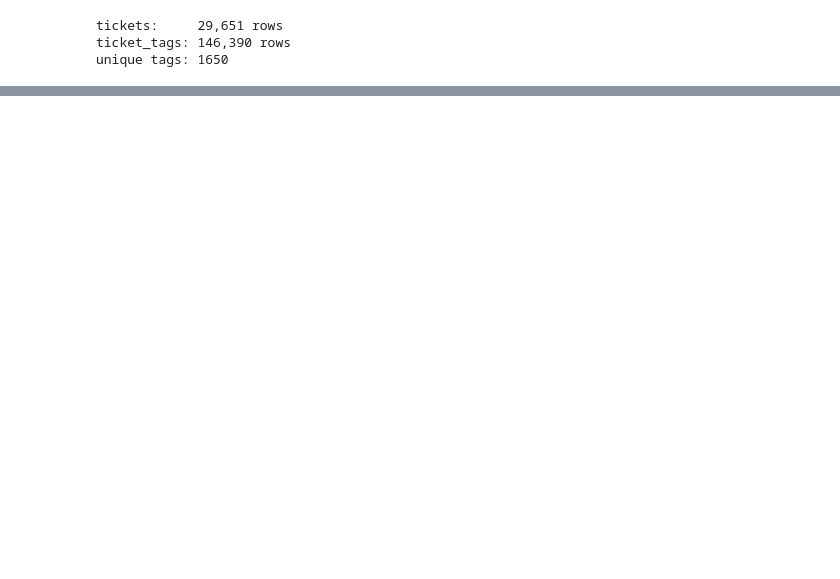
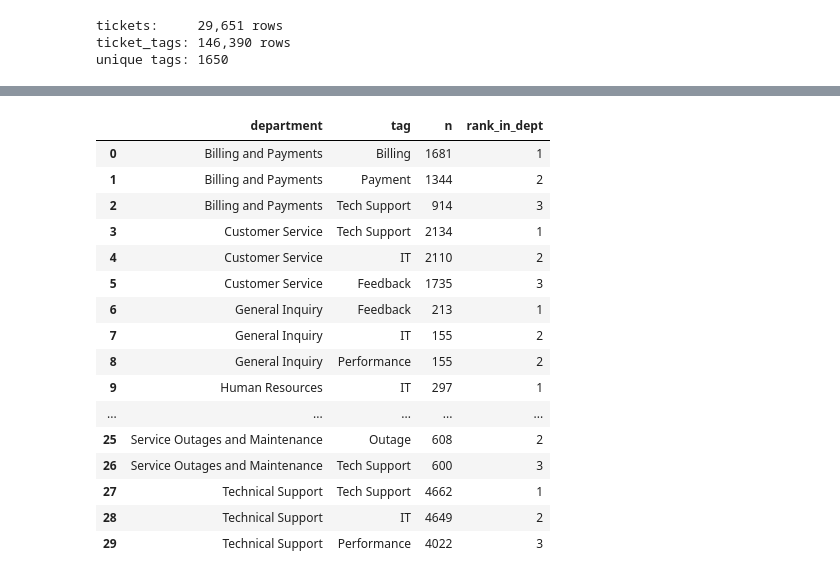
Before and after one commit to shramana-sanyal/sql-ticket-analysis, a Jupyter notebook: sql_analysis.ipynb, the cells around one changed output, grey strips where cells are left out. Cells and saved outputs as stored; diff of their text form; code cells hidden in the pictures; blank space fills up the shorter version.

```diff
--- a/sql_analysis.ipynb
+++ b/sql_analysis.ipynb
@@ -50,0 +213,43 @@ unique tags: 1650
+# %%
+q("""
+    WITH tag_counts AS (
+        SELECT
+            tk.department,
+            t.tag,
+            COUNT(*) AS n
+        FROM ticket_tags t
+        JOIN tickets tk ON tk.ticket_id = t.ticket_id
+        GROUP BY tk.department, t.tag
+        HAVING COUNT(*) >= 20
+    ),
+    ranked AS (
+        SELECT
+            department,
+            tag,
+            n,
+            RANK() OVER (PARTITION BY department ORDER BY n DESC) AS rank_in_dept
+        FROM tag_counts
+    )
+    SELECT department, tag, n, rank_in_dept
+    FROM ranked
+    WHERE rank_in_dept <= 3
+    ORDER BY department, rank_in_dept
+""")
+# %% [output]
+|  | department | tag | n | rank_in_dept |
+| 0 | Billing and Payments | Billing | 1681 | 1 |
+| 1 | Billing and Payments | Payment | 1344 | 2 |
+| 2 | Billing and Payments | Tech Support | 914 | 3 |
+| 3 | Customer Service | Tech Support | 2134 | 1 |
+| 4 | Customer Service | IT | 2110 | 2 |
+| 5 | Customer Service | Feedback | 1735 | 3 |
+| 6 | General Inquiry | Feedback | 213 | 1 |
+| 7 | General Inquiry | IT | 155 | 2 |
+| 8 | General Inquiry | Performance | 155 | 2 |
+| 9 | Human Resources | IT | 297 | 1 |
+| ... | ... | ... | ... | ... |
+| 25 | Service Outages and Maintenance | Outage | 608 | 2 |
+| 26 | Service Outages and Maintenance | Tech Support | 600 | 3 |
+| 27 | Technical Support | Tech Support | 4662 | 1 |
+| 28 | Technical Support | IT | 4649 | 2 |
+| 29 | Technical Support | Performance | 4022 | 3 |
```
Also changed, not shown: parts of 28 cells of this notebook.
